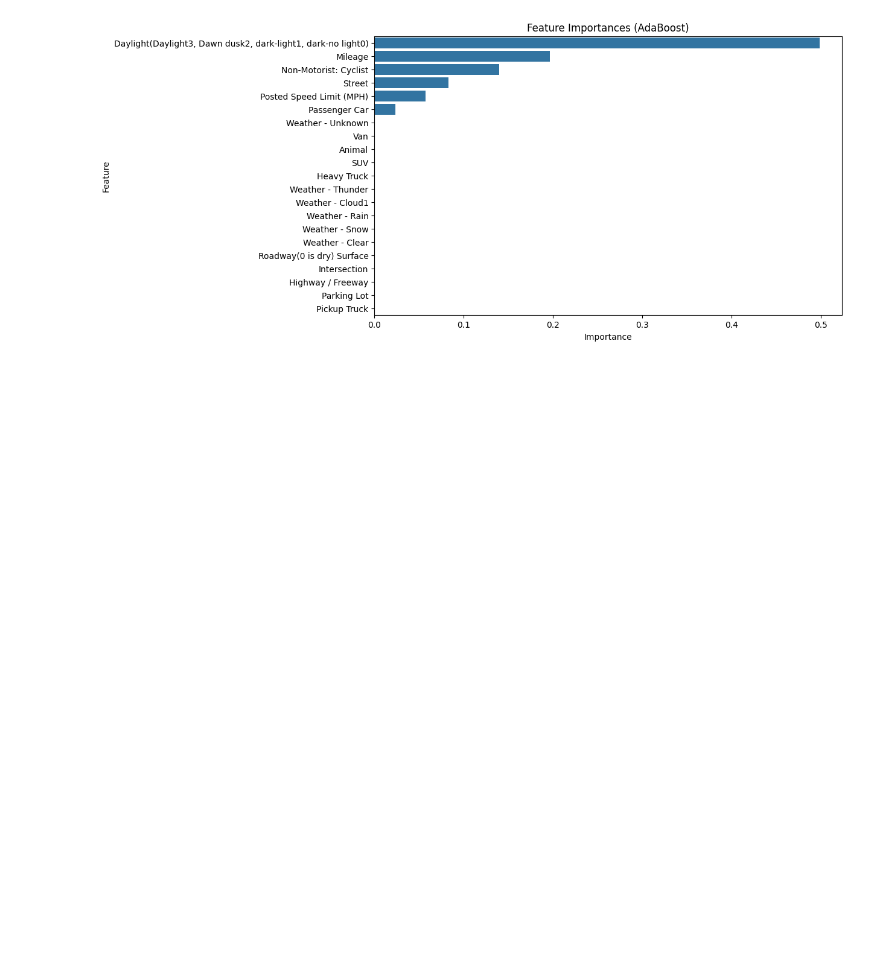
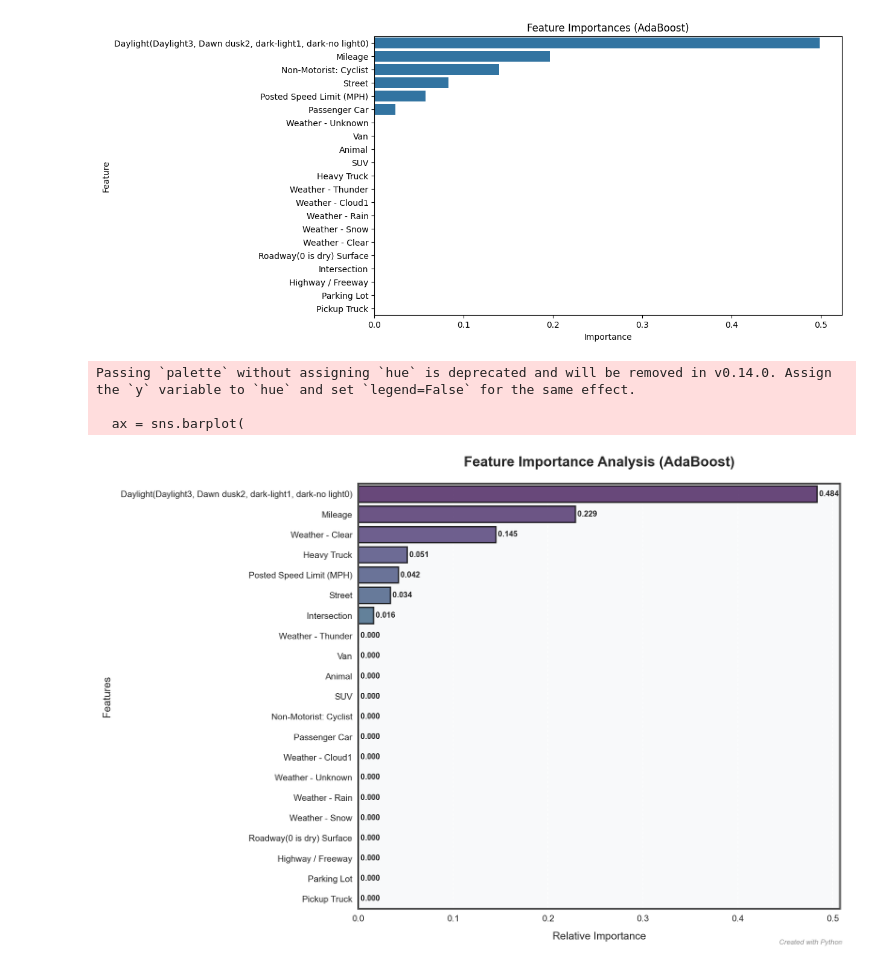
Before and after one commit to Johnnnn08/AV-Traffic-accidents-Analysis, a Jupyter notebook: Data Cleaning.ipynb, the cells around one changed output. Saved outputs shown, nothing was run; the diff lists cells and outputs as text; code cells hidden in the pictures; blank space fills up the shorter version.

Commit message:
add the feature importance analysis graph

```diff
--- a/Data Cleaning.ipynb
+++ b/Data Cleaning.ipynb
@@ -594,3 +594,78 @@ plt.ylabel('Feature')
 plt.show()
 # %% [output]
 [figure]
+# %%
+import matplotlib.pyplot as plt
+import seaborn as sns
+
+# Set the style and color palette
+plt.style.use("seaborn-v0_8")
+sns.set_palette("husl")
+
+# Create figure with larger size and higher DPI
+plt.figure(figsize=(12, 8), dpi=150)
+
+# Create the bar plot with enhanced styling
+ax = sns.barplot(
+    x='Importance',
+    y='Feature',
+    data=feature_importance_df,
+    palette='viridis',
+    alpha=0.8,
+    edgecolor='black',
+    linewidth=1.5
+)
+
+# Customize the plot
+plt.title('Feature Importance Analysis (AdaBoost)', fontsize=16, pad=20, fontweight='bold')
+plt.xlabel('Relative Importance', fontsize=12, labelpad=10)
+plt.ylabel('Features', fontsize=12, labelpad=10)
+
+# Add grid for better readability
+plt.grid(True, axis='x', linestyle='--', alpha=0.7)
+
+# Customize spine colors
+for spine in ax.spines.values():
+    spine.set_linewidth(2)
+    spine.set_color('#444444')
+
+# Add value labels on the bars
+for i, v in enumerate(feature_importance_df['Importance']):
+    ax.text(v, i, f' {v:.3f}',
+            va='center',
+            fontweight='bold',
+            fontsize=9)
+
+# Add a subtle background color
+ax.set_facecolor('#f8f9fa')
+plt.gca().patch.set_facecolor('#f8f9fa')
+# plt.figure.patch.set_facecolor('#f8f9fa')
+
+# Customize tick labels
+plt.xticks(fontsize=10)
+plt.yticks(fontsize=10)
+
+# Add a watermark
+plt.figtext(0.99, 0.01, 'Created with Python',
+            ha='right',
+            va='bottom',
+            fontsize=8,
+            style='italic',
+            alpha=0.5)
+
+# Adjust layout to prevent label cutoff
+plt.tight_layout()
+
+# Save the plot with high resolution
+plt.savefig('adaboost_feature_importance.png',
+            dpi=300,
+            bbox_inches='tight',
+            facecolor='#f8f9fa')
+
+# Show the plot
+plt.show()
+# %% [output]
+Passing `palette` without assigning `hue` is deprecated and will be removed in v0.14.0. Assign the `y` variable to `hue` and set `legend=False` for the same effect.
+
+  ax = sns.barplot(
+[figure, added]
```
Also changed, not shown: 1 other file.
